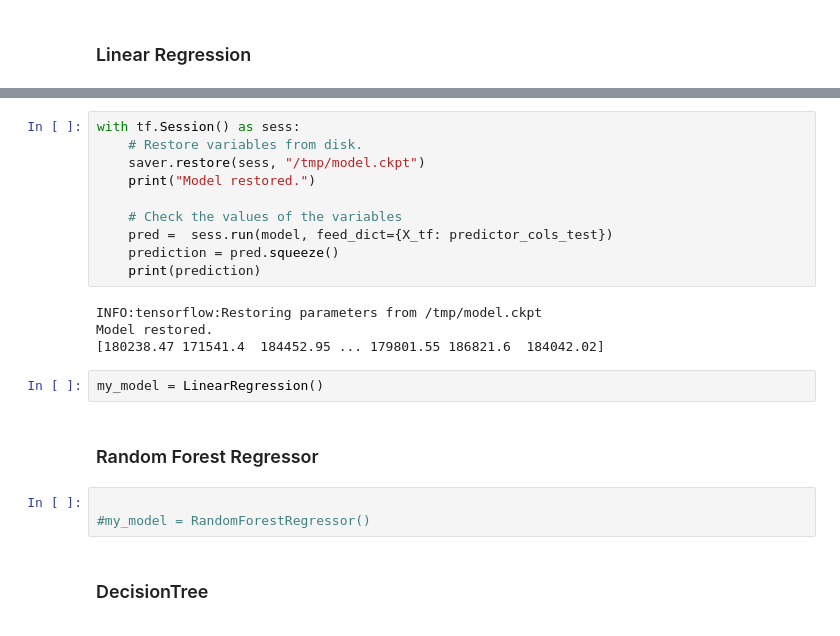
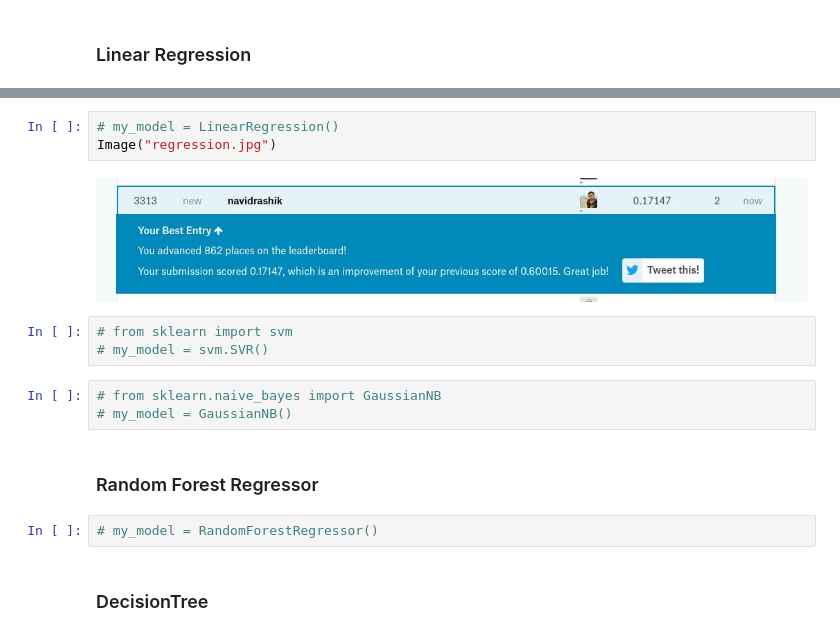
Before and after one commit to navidRashik/House-Prices-Advanced-Regression-Techniques, a Jupyter notebook: house_price.ipynb, the cells around one changed output, grey strips where cells are left out. Cells and saved outputs as stored; diff of their text form.

```diff
--- a/house_price.ipynb
+++ b/house_price.ipynb
@@ -327,24 +227,18 @@ accuracy score:  0.009811128798827062
-# %%
-with tf.Session() as sess:
-    # Restore variables from disk.
-    saver.restore(sess, "/tmp/model.ckpt")
-    print("Model restored.")
-
-    # Check the values of the variables
-    pred =  sess.run(model, feed_dict={X_tf: predictor_cols_test})
-    prediction = pred.squeeze()
-    print(prediction)
-# %% [output]
-INFO:tensorflow:Restoring parameters from /tmp/model.ckpt
-Model restored.
-[180238.47 171541.4  184452.95 ... 179801.55 186821.6  184042.02]
-# %%
-my_model = LinearRegression()
+# %%
+# my_model = LinearRegression()
+Image("regression.jpg")
+# %% [output]
+[figure, added]
+# %%
+# from sklearn import svm
+# my_model = svm.SVR()
+# %%
+# from sklearn.naive_bayes import GaussianNB
+# my_model = GaussianNB()
 # %% [markdown]
 ### Random Forest Regressor
 # %%
-
-#my_model = RandomForestRegressor()
+# my_model = RandomForestRegressor()
 # %% [markdown]
 ### DecisionTree
 # %%
```
Also changed, not shown: parts of 30 cells of this notebook.
